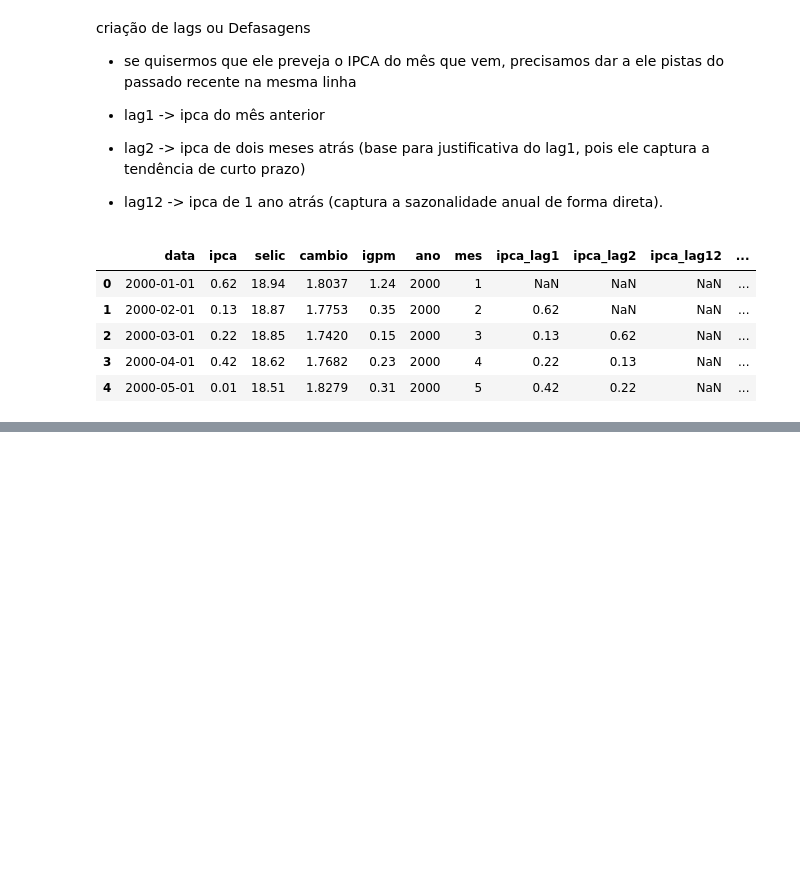
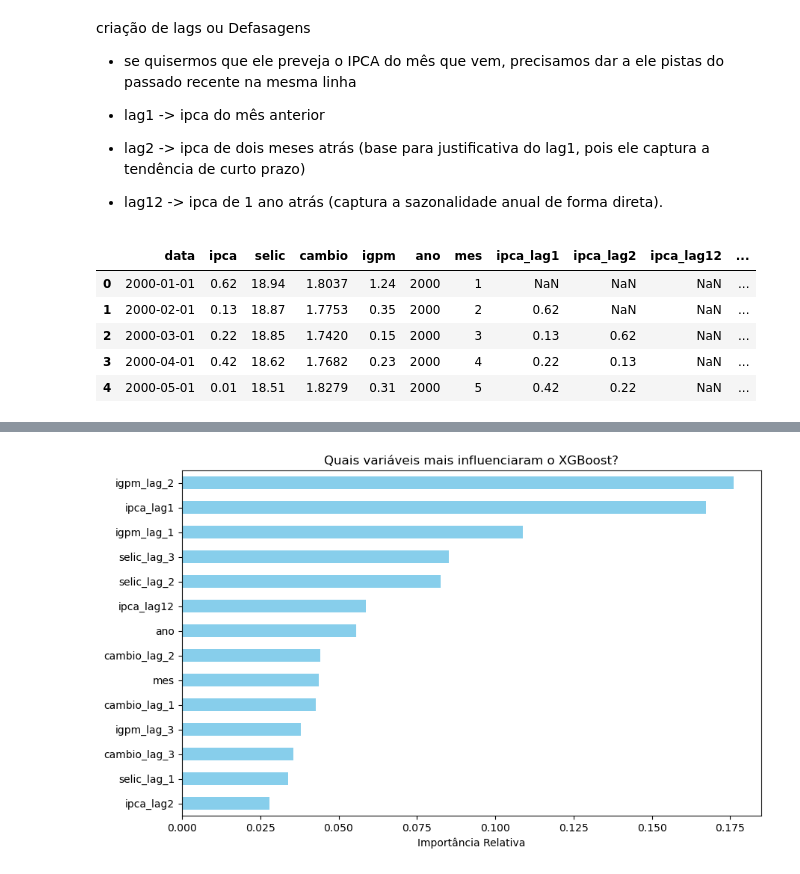
Before and after one commit to Marques07/IPCA-Prophet-Forecasting, a Jupyter notebook: 03_XGBoost_Modelagem.ipynb, the cells around one changed output, grey strips where cells are left out. Saved outputs shown, nothing was run; the diff lists cells and outputs as text; code cells hidden in the pictures; blank space fills up the shorter version.

```diff
--- a/03_XGBoost_Modelagem.ipynb
+++ b/03_XGBoost_Modelagem.ipynb
@@ -83,0 +125,11 @@ df.head(5)
+# %%
+# Selecionamos apenas as colunas de lags e as informações de calendário
+features = [col for col in df_limpo.columns if 'lag' in col or col in ['mes', 'ano']]
+
+X_train = treino[features]
+y_train = treino['ipca']
+
+X_test = teste[features]
+y_test = teste['ipca']
+
+print(f"O modelo usará as seguintes pistas: {features}")
@@ -83,0 +140,17 @@ df.head(5)
+# %%
+#Definindo o modelo
+modelo_xgb = xgb.XGBRegressor(n_estimators=1000,
+                              learning_rate = 0.01,
+                              max_depth=5,
+                              early_stopping_rounds=100,  #Se o validation_1 parar de cair e não melhorar por 50 rodadas seguidas, pare tudo
+                              random_state=42
+                              )
+
+# 2. Treinando o modelo
+# O verbose=100 serve para ele te dar um "sinal de vida" a cada 100 árvores criadas
+modelo_xgb.fit(
+    X_train, y_train,
+    eval_set=[(X_train, y_train), (X_test, y_test)],
+
+    verbose=100
+)
@@ -83,0 +223,14 @@ df.head(5)
+# %%
+import matplotlib.pyplot as plt
+
+# Criando o ranking de importância
+importancia = pd.Series(modelo_xgb.feature_importances_, index=features).sort_values(ascending=True)
+
+# Plotando
+plt.figure(figsize=(10, 6))
+importancia.plot(kind='barh', color='skyblue')
+plt.title('Quais variáveis mais influenciaram o XGBoost?')
+plt.xlabel('Importância Relativa')
+plt.show()
+# %% [output]
+[figure, added]
```
Also changed, not shown: parts of 12 cells of this notebook.
